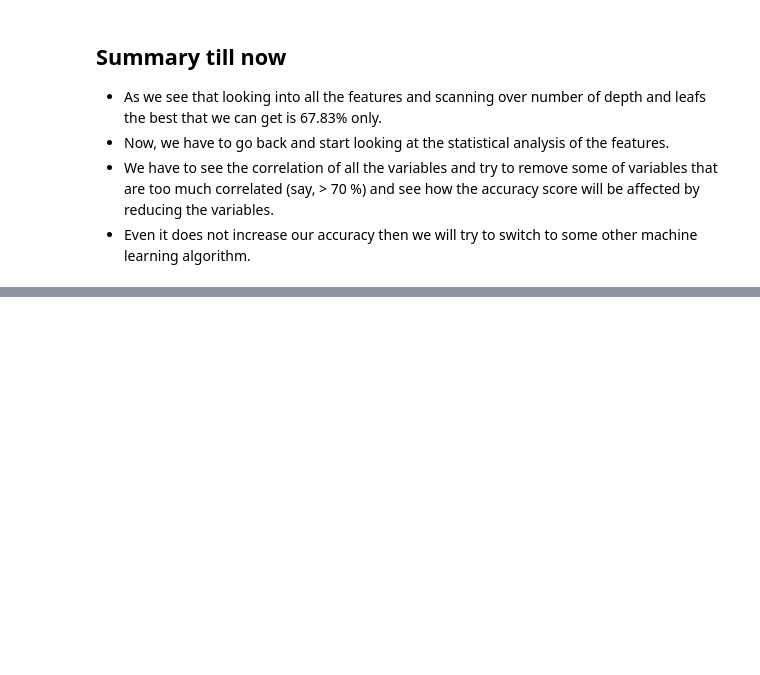
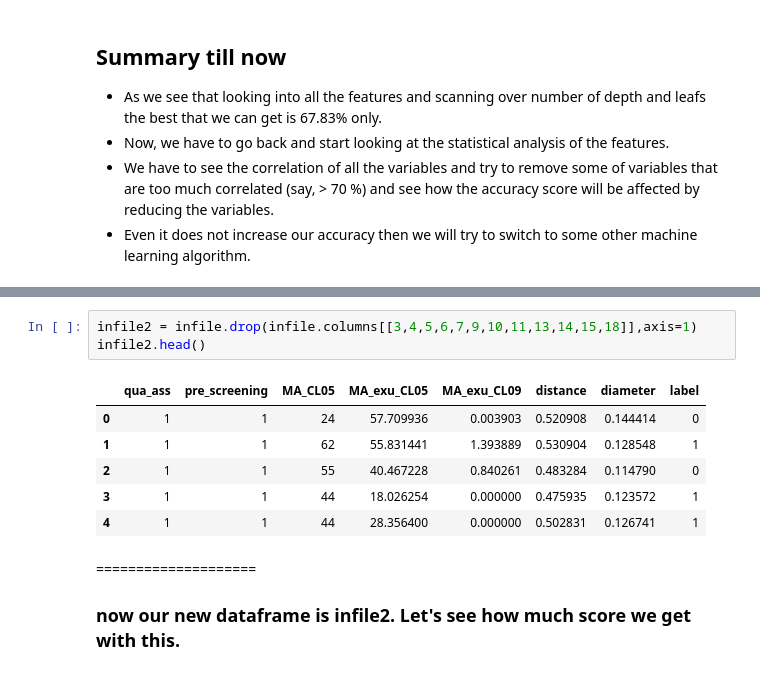
Before and after one commit to ram1123/Learning_ML, a Jupyter notebook: disease_detection_project/Diabetic_Retinopathy.ipynb, the cells around one changed output, grey strips where cells are left out. Saved outputs shown, nothing was run; the diff lists cells and outputs as text; blank space fills up the shorter version.

Commit message:
Reduced features and checked score using BDT

```diff
--- a/disease_detection_project/Diabetic_Retinopathy.ipynb
+++ b/disease_detection_project/Diabetic_Retinopathy.ipynb
@@ -488,0 +520,13 @@ Final Result of scan:
+# %%
+infile2 = infile.drop(infile.columns[[3,4,5,6,7,9,10,11,13,14,15,18]],axis=1)
+infile2.head()
+# %% [output]
+|  | qua_ass | pre_screening | MA_CL05 | MA_exu_CL05 | MA_exu_CL09 | distance | diameter | label |
+| 0 | 1 | 1 | 24 | 57.709936 | 0.003903 | 0.520908 | 0.144414 | 0 |
+| 1 | 1 | 1 | 62 | 55.831441 | 1.393889 | 0.530904 | 0.128548 | 1 |
+| 2 | 1 | 1 | 55 | 40.467228 | 0.840261 | 0.483284 | 0.114790 | 0 |
+| 3 | 1 | 1 | 44 | 18.026254 | 0.000000 | 0.475935 | 0.123572 | 1 |
+| 4 | 1 | 1 | 44 | 28.356400 | 0.000000 | 0.502831 | 0.126741 | 1 |
+# %% [markdown]
+====================
+### now our new dataframe is **infile2**. Let's see how much score we get with this.
```
Also changed, not shown: parts of 6 cells of this notebook.
